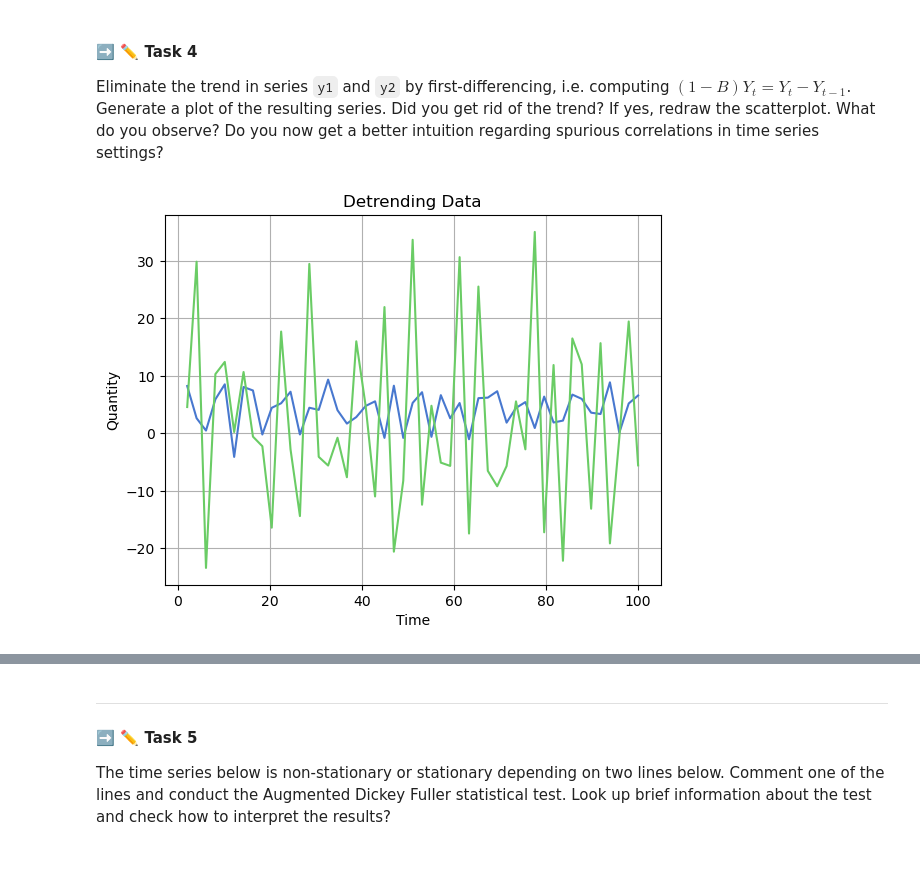
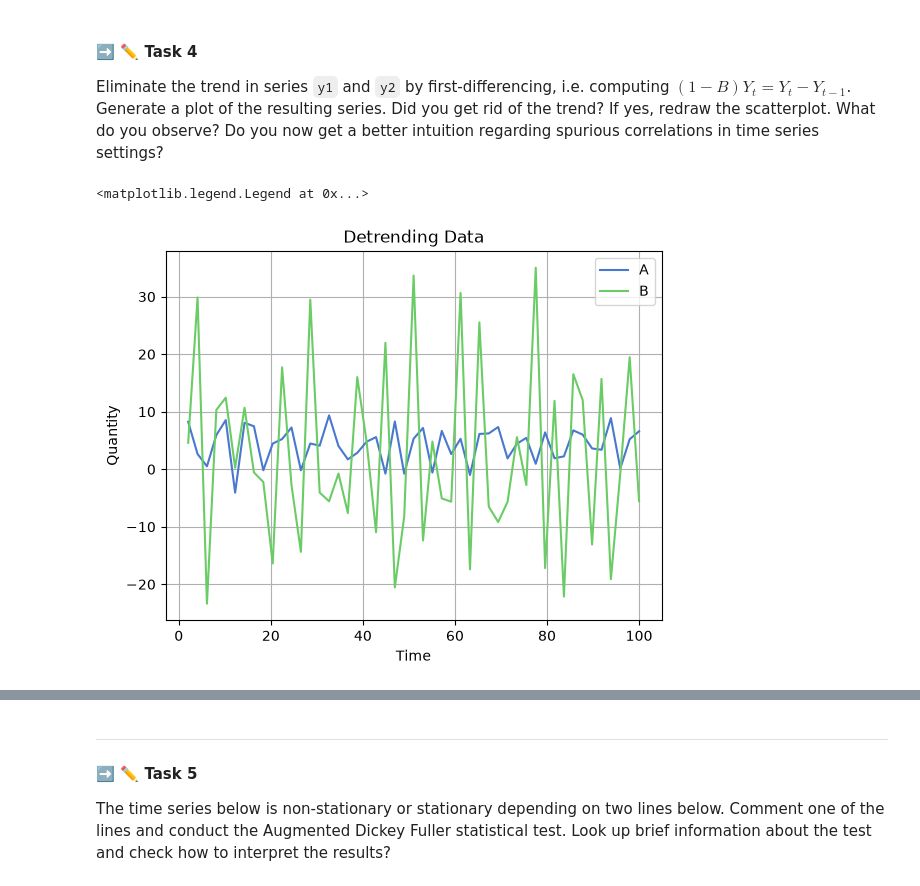
Before and after one commit to eliasdillier/dsf_courseresources, a Jupyter notebook: notebooks_solutions/200_S_time_series.ipynb, the cells around one changed output, grey strips where cells are left out. Cells and saved outputs as stored; diff of their text form; code cells hidden in the pictures.

```diff
--- a/notebooks_solutions/200_S_time_series.ipynb
+++ b/notebooks_solutions/200_S_time_series.ipynb
@@ -131,19 +131,21 @@ Eliminate the trend in series `y1` and `y2` by first-differencing, i.e. computin
 # %%
 # TODO Delete
 y1_diff = np.diff(y1)
 y2_diff = np.diff(y2)
 
 # Plotting the 2 time series
 
 fig, ax = plt.subplots()
 ax.plot(time[1:], y1_diff, label="A")
 ax.plot(time[1:], y2_diff, label="B")
 ax.set_xlabel("Time")
 ax.set_ylabel("Quantity")
 ax.set_title("Detrending Data")
 ax.grid()
+ax.legend()
 # %% [output]
+<matplotlib.legend.Legend at 0x...>
-[figure, old version]
+[figure, new version]
 # %%
 # TODO Delete
 fig, ax = plt.subplots()
```
Also changed, not shown: parts of 4 cells of this notebook, 11 other files.
